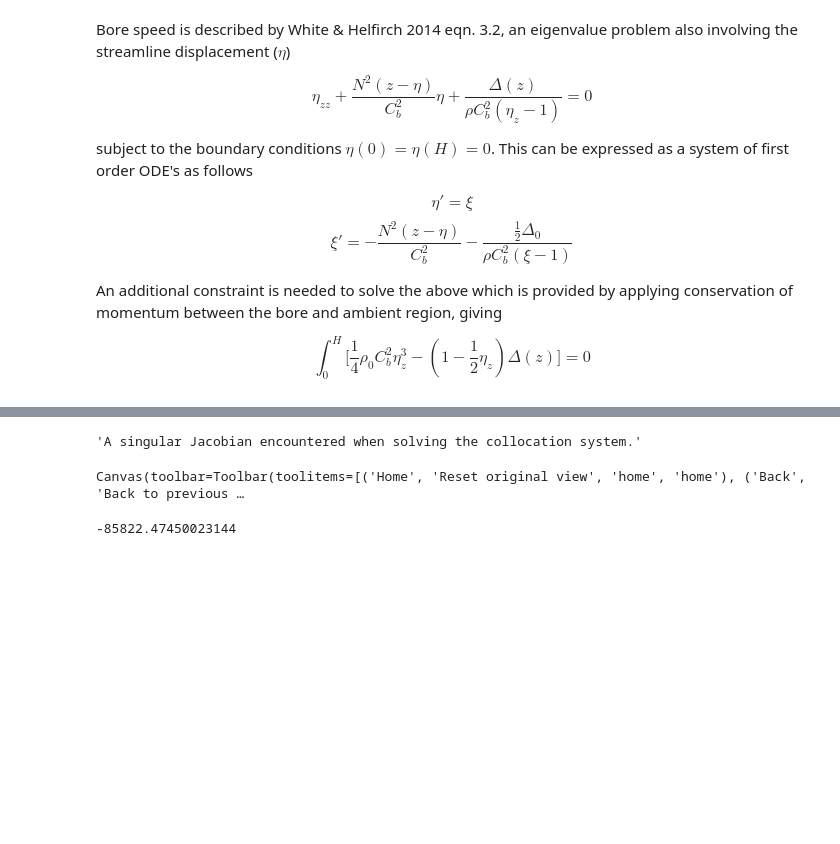
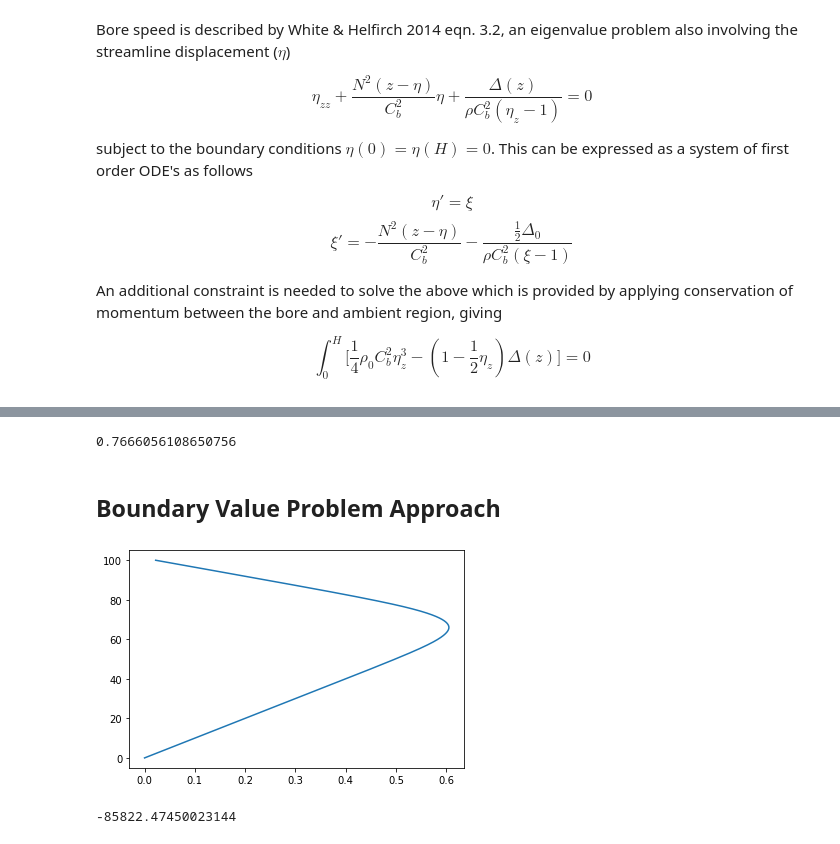
Before and after one commit to wingtorres/internal_bore_oblique, a Jupyter notebook: ib_alongshore.ipynb, the cells around one changed output, grey strips where cells are left out. Cells and saved outputs as stored; diff of their text form; code cells hidden in the pictures; blank space fills up the shorter version.

```diff
--- a/ib_alongshore.ipynb
+++ b/ib_alongshore.ipynb
@@ -144,0 +198,18 @@ def brunt_vaisala(z, H = 100, hd = 0.75, ha = 0.5, 𝜆 = 10, N20 = 1.5e-4, rho0
+# %%
+def J_boremomn(delta, z, c, nz, rho0 = 1025):
+    m = (1/4)*rho0*c**2*nz**3 - (1 - 0.5*nz)*delta/2
+    return abs(np.trapz(m,z))
+# %%
+def J_boreheight(dn0, hb, c, d0, z, H):
+
+    M = solve_ivp(ode_ivp, [0,H], [0, dn0], args = (c,d0), dense_output = True)
+
+    n = M.sol(z)[0]
+    _, b = brunt_vaisala(z)
+    zb = z + n #displaced isopycnals
+
+    return abs(hb - np.trapz(b, zb))
+# %%
+def J_borespeed(c, dn0 = 0.0, d0 = 0, H = 100):
+    M = solve_ivp(ode_ivp, [0,H], [0, dn0], args = (c,d0), dense_output = False)
+    return abs( M.y[0][-1]  )
@@ -145 +322,7 @@ def brunt_vaisala(z, H = 100, hd = 0.75, ha = 0.5, 𝜆 = 10, N20 = 1.5e-4, rho0
+# %%
+speed(cff*abs(D), Cb = cb, theta = 5)
+# %% [output]
+0.7666056108650756
+# %% [markdown]
+## Boundary Value Problem Approach
 # %%
@@ -157,12 +358,10 @@ def bc(ya, yb, p, dn0 = 0.5):
+# %%
+%matplotlib inline
+plt.plot(n, zp)
+plt.show()
+# %% [output]
+[figure, added]
 # %%
-z = np.linspace(0,100,1000) #solution 10 nodes
+z = np.linspace(0,100,100) #solution 10 nodes
 y0 = np.zeros((2,z.size))
-
-M = solve_bvp(ode, bc, z, y0, p = [1.0])
-
-zp = np.linspace(0,100,1000) #evaluate solution on finer mesh
-n = M.sol(zp)[0]
-Cb = M.p[0]
-M.message
+M = solve_bvp(ode, bc, z, y0, p = [0.5])
-# %% [output]
-'A singular Jacobian encountered when solving the collocation system.'
@@ -169,12 +373,10 @@ M.message
 # %%
 %matplotlib widget
 
-N2,_,_ = brunt_vaisala(z)
+# N2,_,_ = brunt_vaisala(z)
 plt.plot(n,zp,"k")
 #plt.plot(np.gradient(M.sol(zp)[0])/np.gradient(zp),-zp,"k")
 plt.title(f"$C_b = {Cb:.2f} m/s$");
-# %% [output]
-Canvas(toolbar=Toolbar(toolitems=[('Home', 'Reset original view', 'home', 'home'), ('Back', 'Back to previous …
 # %%
 zb = zp + M.sol(zp)[0]
 hb = np.trapz(b, zb)
```
Also changed, not shown: parts of 22 cells of this notebook.
